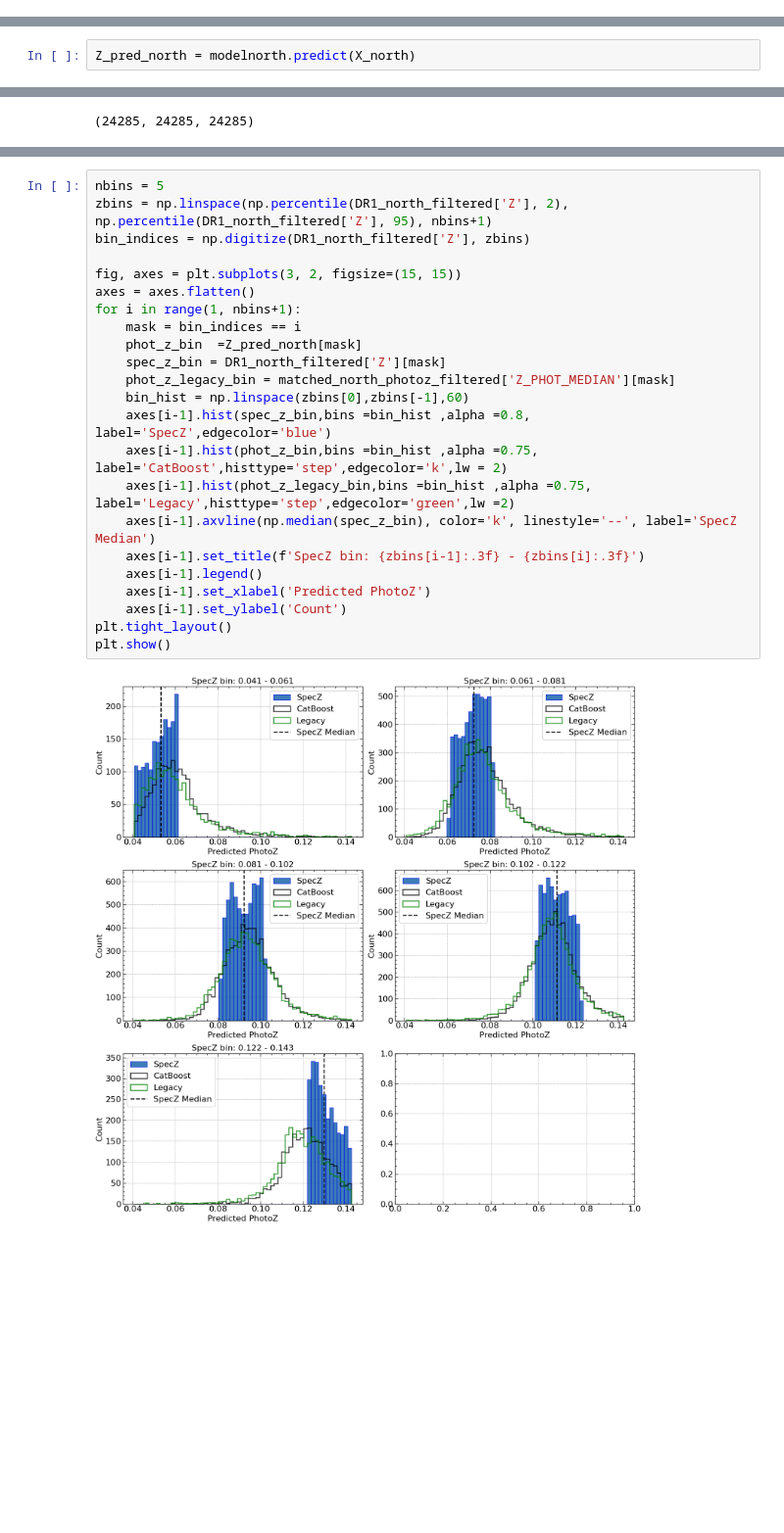
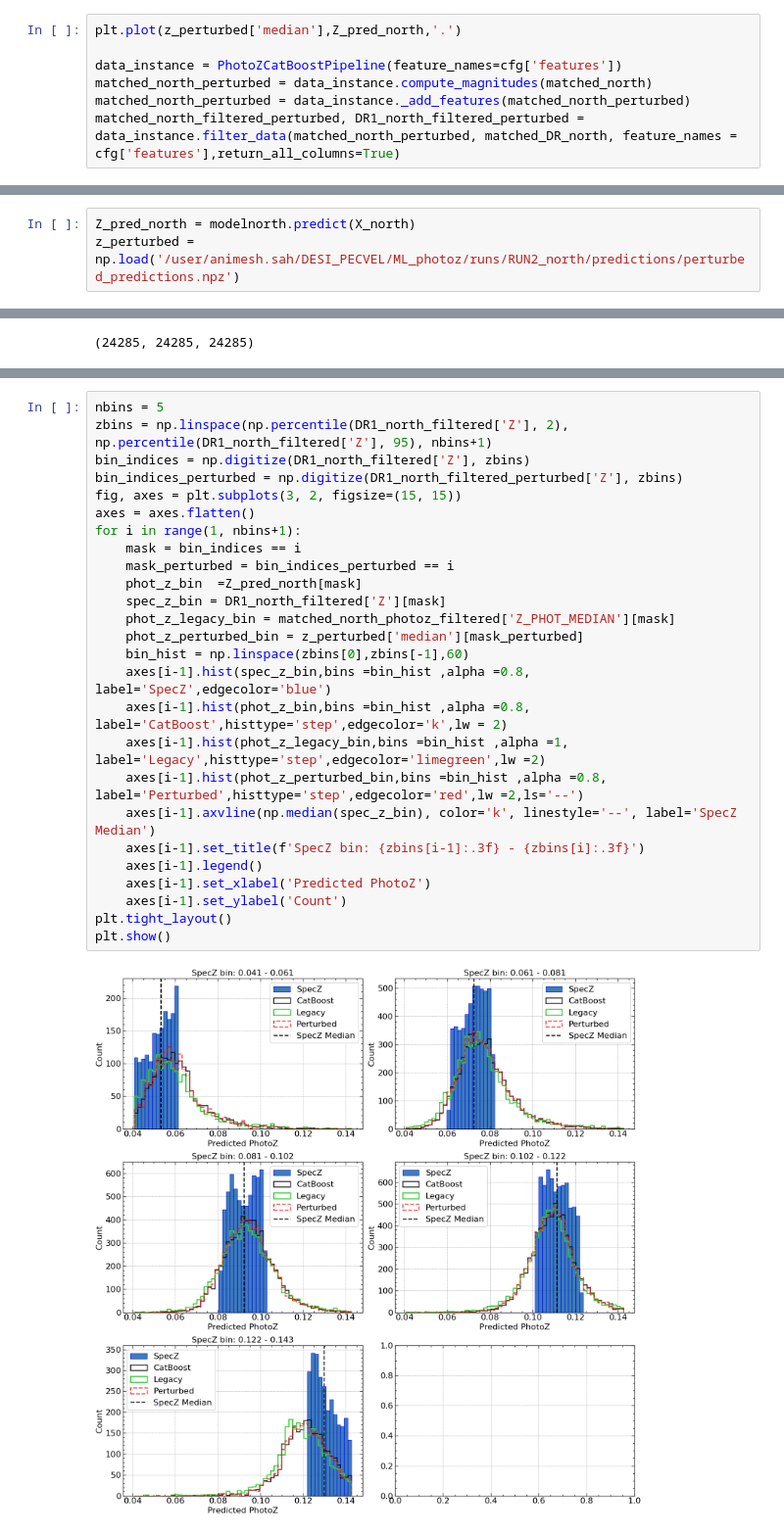
Before and after one commit to Shin107/DESILegacy-PECVEL, a Jupyter notebook: ML_photoz/model_predict.ipynb, the cells around one changed output, grey strips where cells are left out. Shown at 98% size. Cells and saved outputs as stored; diff of their text form; blank space fills up the shorter version.

```diff
--- a/ML_photoz/model_predict.ipynb
+++ b/ML_photoz/model_predict.ipynb
@@ -182,3 +155,10 @@ INFO:catboost_cv:Filtered from 37455 to 24285 objects for unique TARGETID
 INFO:catboost_cv:Feature matrix shape: (24285, 18)
 INFO:catboost_cv:Target range: [0.015, 0.326]
 Available Columns: ['BRICKID', 'BRICKNAME', 'OBJID', 'TYPE', 'RA', 'DEC', 'DCHISQ', 'EBV', 'FLUX_G', 'FLUX_R', 'FLUX_Z', 'FLUX_W1', 'FLUX_W2', 'FLUX_W3', 'FLUX_W4', 'FLUX_IVAR_G', 'FLUX_IVAR_R', 'FLUX ...
+# %%
+plt.plot(z_perturbed['median'],Z_pred_north,'.')
+
+data_instance = PhotoZCatBoostPipeline(feature_names=cfg['features'])
+matched_north_perturbed = data_instance.compute_magnitudes(matched_north)
+matched_north_perturbed = data_instance._add_features(matched_north_perturbed)
+matched_north_filtered_perturbed, DR1_north_filtered_perturbed = data_instance.filter_data(matched_north_perturbed, matched_DR_north, feature_names = cfg['features'],return_all_columns=True)
@@ -185,2 +175,3 @@ Available Columns: ['BRICKID', 'BRICKNAME', 'OBJID', 'TYPE', 'RA', 'DEC', 'DCHIS
 # %%
 Z_pred_north = modelnorth.predict(X_north)
+z_perturbed = np.load('/user/animesh.sah/DESI_PECVEL/ML_photoz/runs/RUN2_north/predictions/perturbed_predictions.npz')
@@ -262,25 +331,28 @@ outlier_fraction(0.15) for Legacy: 0.0002470660901791229
 # %%
 nbins = 5
 zbins = np.linspace(np.percentile(DR1_north_filtered['Z'], 2), np.percentile(DR1_north_filtered['Z'], 95), nbins+1)
 bin_indices = np.digitize(DR1_north_filtered['Z'], zbins)
-
+bin_indices_perturbed = np.digitize(DR1_north_filtered_perturbed['Z'], zbins)
 fig, axes = plt.subplots(3, 2, figsize=(15, 15))
 axes = axes.flatten()
 for i in range(1, nbins+1):
     mask = bin_indices == i
+    mask_perturbed = bin_indices_perturbed == i
     phot_z_bin  =Z_pred_north[mask]
     spec_z_bin = DR1_north_filtered['Z'][mask]
     phot_z_legacy_bin = matched_north_photoz_filtered['Z_PHOT_MEDIAN'][mask]
+    phot_z_perturbed_bin = z_perturbed['median'][mask_perturbed]
     bin_hist = np.linspace(zbins[0],zbins[-1],60)
     axes[i-1].hist(spec_z_bin,bins =bin_hist ,alpha =0.8, label='SpecZ',edgecolor='blue')
-    axes[i-1].hist(phot_z_bin,bins =bin_hist ,alpha =0.75, label='CatBoost',histtype='step',edgecolor='k',lw = 2)
-    axes[i-1].hist(phot_z_legacy_bin,bins =bin_hist ,alpha =0.75, label='Legacy',histtype='step',edgecolor='green',lw =2)
+    axes[i-1].hist(phot_z_bin,bins =bin_hist ,alpha =0.8, label='CatBoost',histtype='step',edgecolor='k',lw = 2)
+    axes[i-1].hist(phot_z_legacy_bin,bins =bin_hist ,alpha =1, label='Legacy',histtype='step',edgecolor='limegreen',lw =2)
+    axes[i-1].hist(phot_z_perturbed_bin,bins =bin_hist ,alpha =0.8, label='Perturbed',histtype='step',edgecolor='red',lw =2,ls='--')
     axes[i-1].axvline(np.median(spec_z_bin), color='k', linestyle='--', label='SpecZ Median')
     axes[i-1].set_title(f'SpecZ bin: {zbins[i-1]:.3f} - {zbins[i]:.3f}')
     axes[i-1].legend()
     axes[i-1].set_xlabel('Predicted PhotoZ')
     axes[i-1].set_ylabel('Count')
 plt.tight_layout()
 plt.show()
 # %% [output]
-[figure, old version]
+[figure, new version]
```
Also changed, not shown: parts of 19 cells of this notebook.
